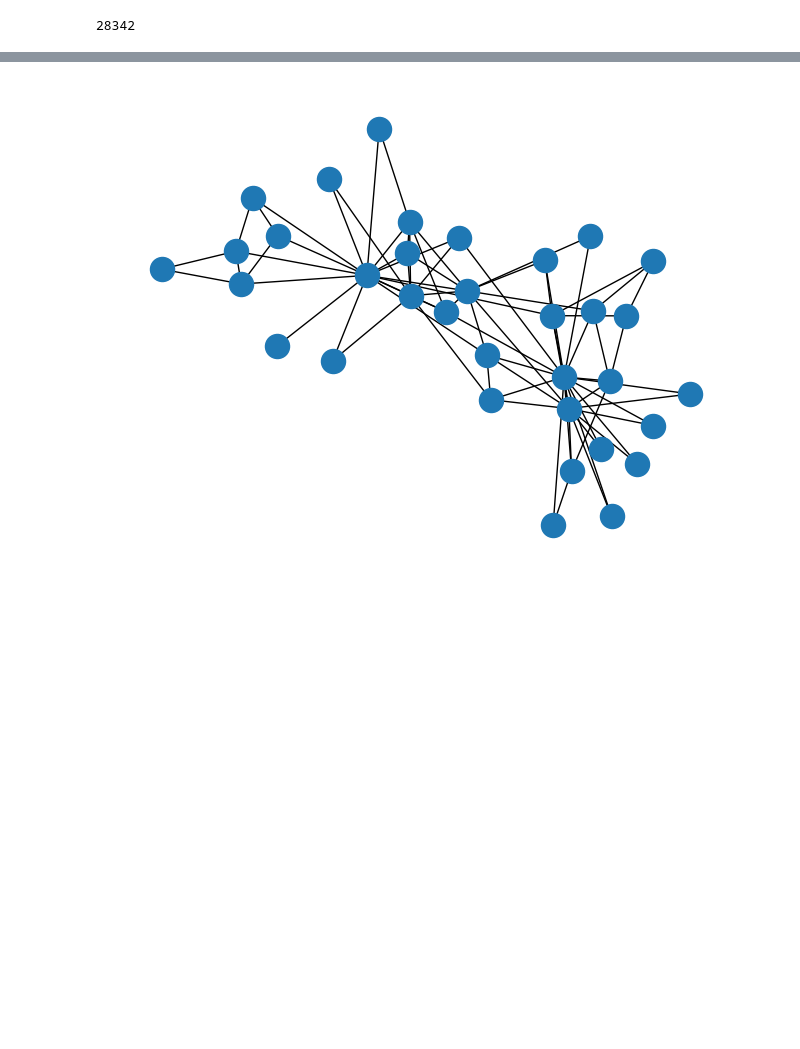
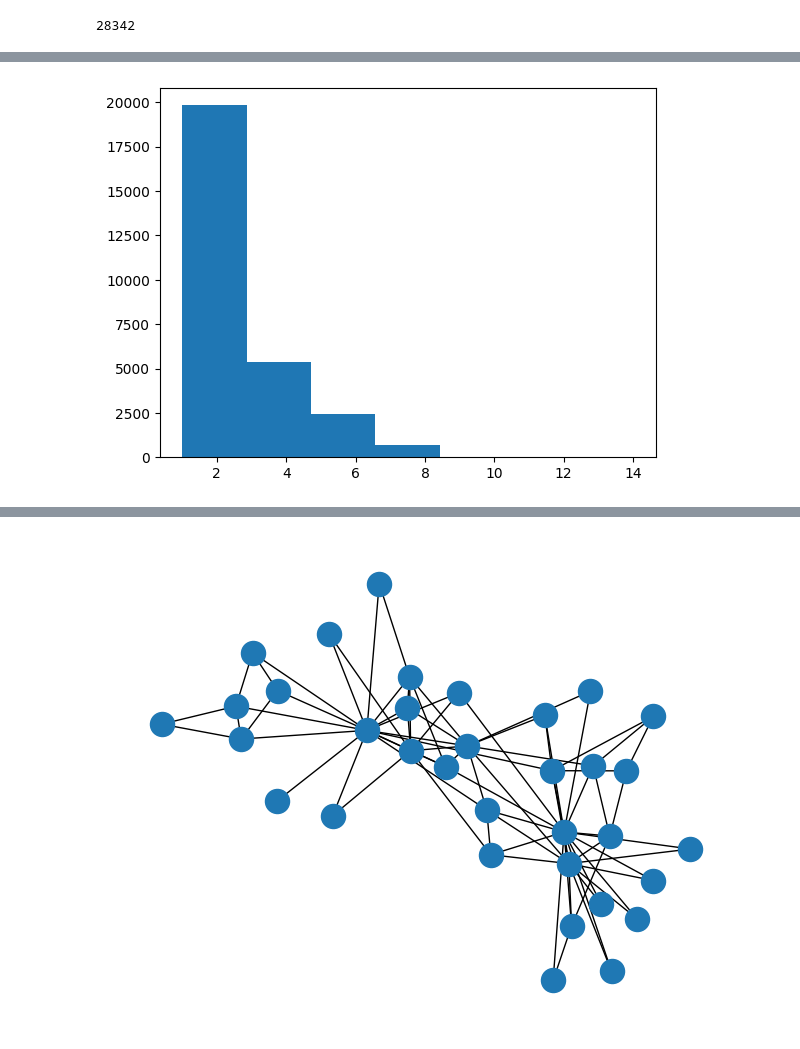
Before and after one commit to appersaravanan/public_images, a Jupyter notebook: preprocessing.ipynb, the cells around one changed output, grey strips where cells are left out. Cells and saved outputs as stored; diff of their text form; code cells hidden in the pictures; blank space fills up the shorter version.

```diff
--- a/preprocessing.ipynb
+++ b/preprocessing.ipynb
@@ -45,9 +45,28 @@ len(filenames)
 base_path="/content/sample_data/bills_file/interim/"
 files =[_ for _ in filenames if int(_.split(".")[0]) > 100]
 sentences=[]
+labels=[]
 for filename in files:
   path="{}{}".format(base_path,filename)
   df=pd.read_csv(path,on_bad_lines='skip')
   for line in df["8"]:
     sentences.append(line)
+  for label in df["9"]:
+    if pd.isna(label):
+      labels.append(0)
+    elif label=="company":
+      labels.append(0)
+
+    elif label=="address":
+      labels.append(1)
+    elif label=="invoice":
+      labels.append(2)
+    elif label=="date":
+      labels.append(3)
+    elif label=="total " or  label=="total":
+      labels.append(4 )
+    else:
+       print(label)
+
+
 sentences;
@@ -53,0 +87,4 @@ sentences;
+# %%
+sent_lens = [len(sentence.split()) for sentence in sentences]
+avg_sent_len = np.mean(sent_lens)
+avg_sent_len
@@ -62,0 +187,7 @@ text_vectorizer = TextVectorization(max_tokens=1000, # number of words in vocabu
+# %%
+
+# What's the distribution look like?
+import matplotlib.pyplot as plt
+plt.hist(sent_lens, bins=7);
+# %% [output]
+[figure, added]
```
Also changed, not shown: parts of 14 cells of this notebook.
